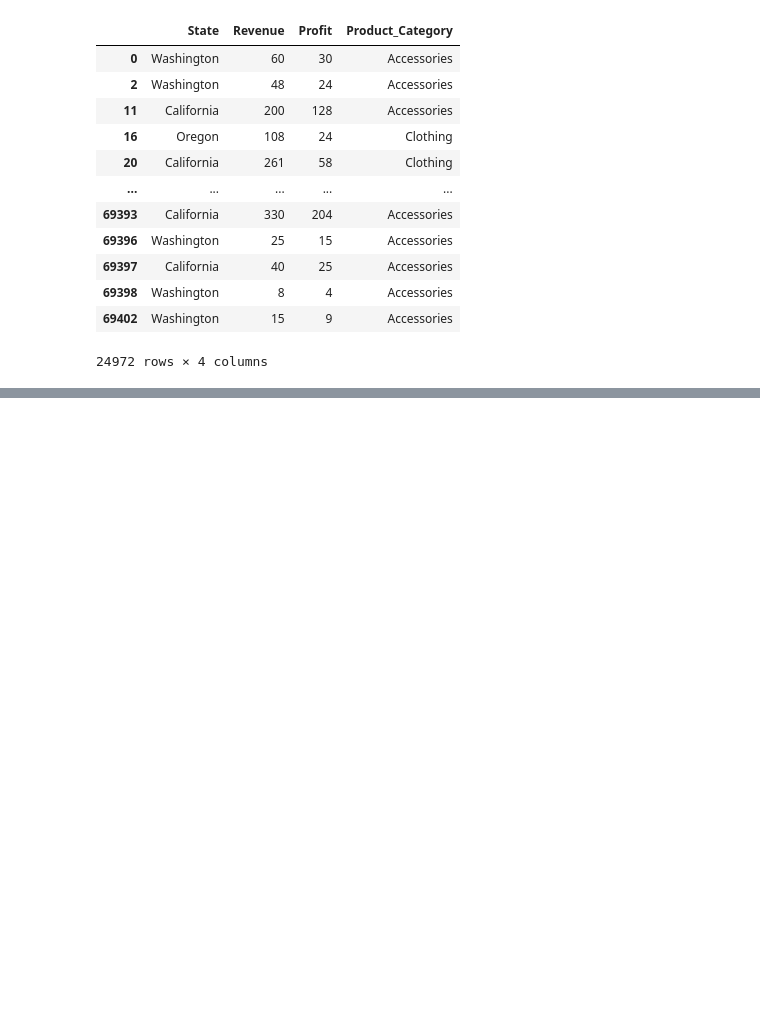
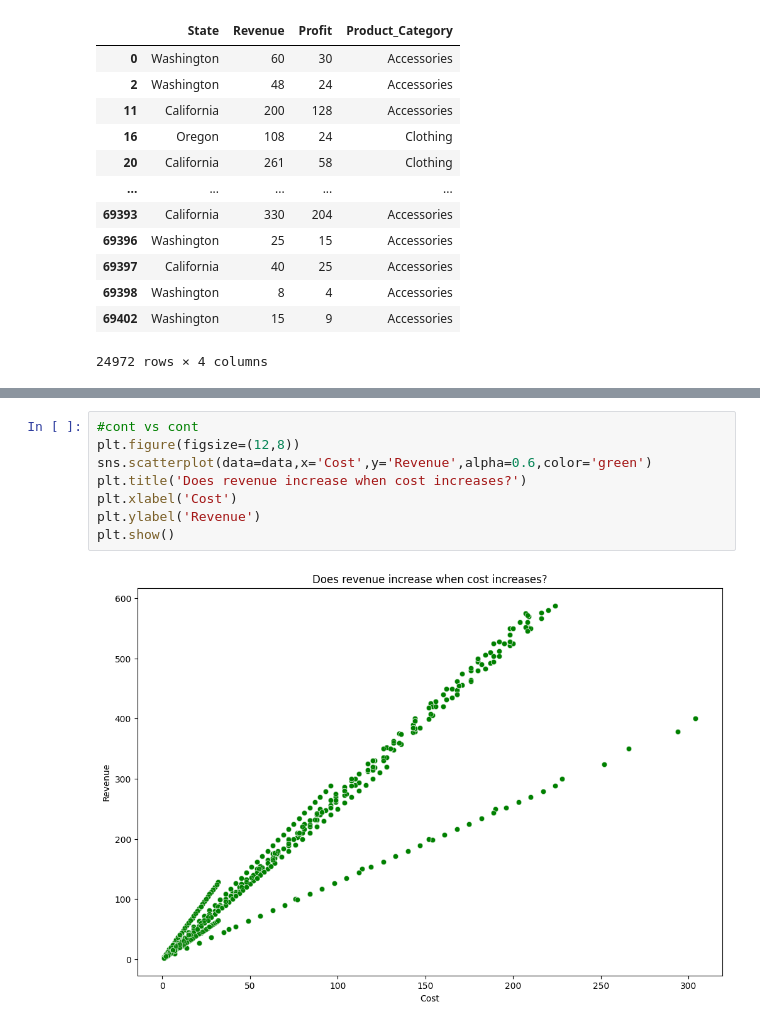
Before and after one commit to anitajn86/DATA-MINING-AND-ANALYTICS, a Jupyter notebook: PRACTICE 1/exampractice.ipynb, the cells around one changed output, grey strips where cells are left out. Saved outputs shown, nothing was run; the diff lists cells and outputs as text; blank space fills up the shorter version.

```diff
--- a/PRACTICE 1/exampractice.ipynb
+++ b/PRACTICE 1/exampractice.ipynb
@@ -233,0 +262,10 @@ NewUSA
+# %%
+#cont vs cont
+plt.figure(figsize=(12,8))
+sns.scatterplot(data=data,x='Cost',y='Revenue',alpha=0.6,color='green')
+plt.title('Does revenue increase when cost increases?')
+plt.xlabel('Cost')
+plt.ylabel('Revenue')
+plt.show()
+# %% [output]
+[figure, added]
```
Also changed, not shown: parts of 13 cells of this notebook.
